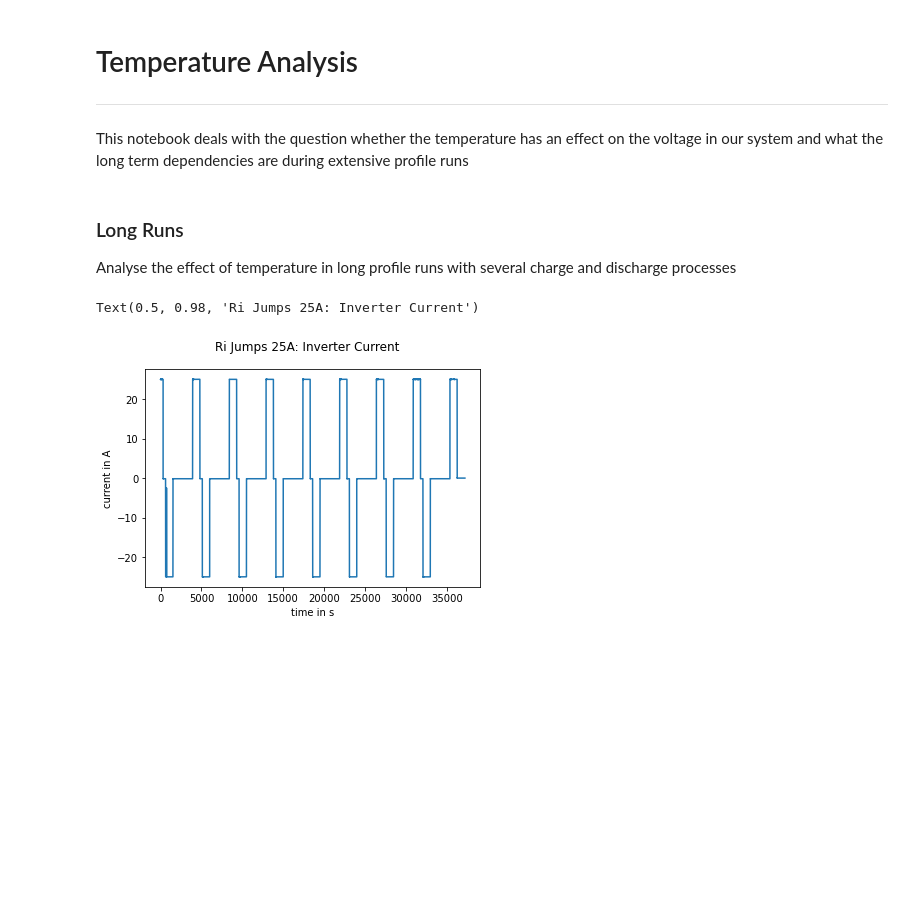
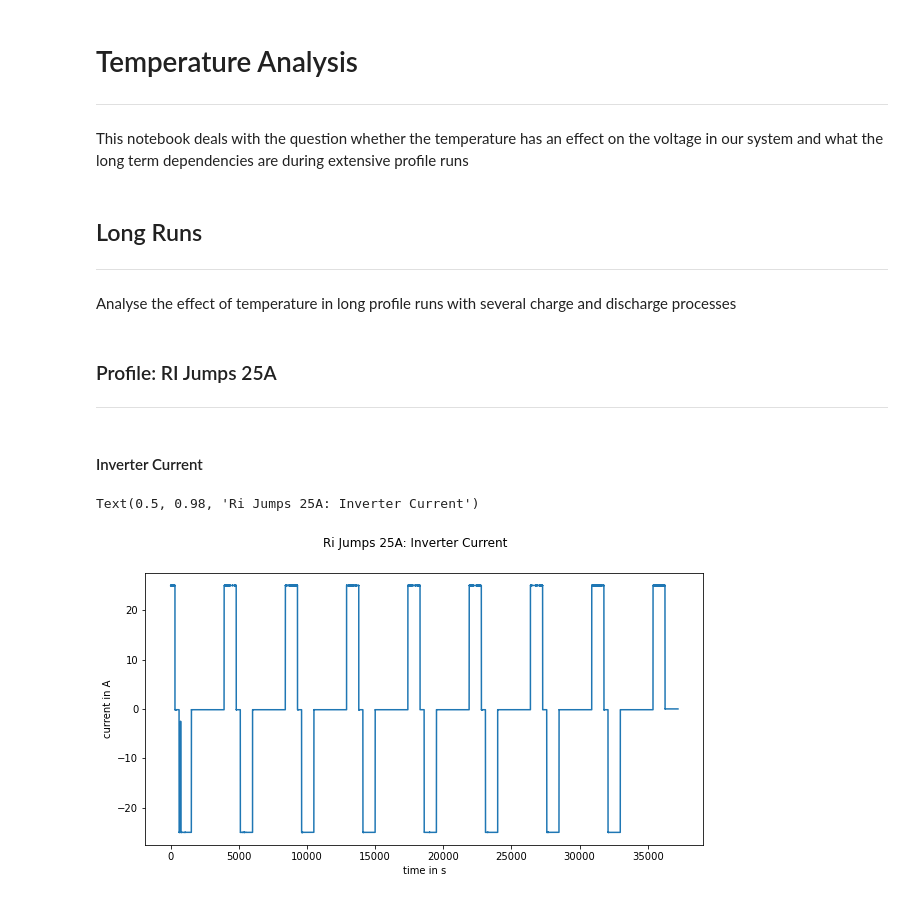
Before and after one commit to Energy-Theory-Guided-Data-Science/Battery-System, a Jupyter notebook: notebooks/19_temperature_analysis.ipynb, the cells around one changed output. Drawn from its saved outputs; the diff is of its cells as text; code cells hidden in the pictures; blank space fills up the shorter version.

Commit message:
Add further analysis of small profiles

```diff
--- a/notebooks/19_temperature_analysis.ipynb
+++ b/notebooks/19_temperature_analysis.ipynb
@@ -7,5 +7,6 @@ This notebook deals with the question whether the temperature has an effect on t
 import numpy as np
 import matplotlib.pyplot as plt
 # %% [markdown]
-### Long Runs
+## Long Runs
+---
 Analyse the effect of temperature in long profile runs with several charge and discharge processes
@@ -17,11 +13,24 @@ cur_inv = cur_inv[0:-450000,:]
+# %% [markdown]
+### Profile: RI Jumps 25A
+---
+# %% [markdown]
+#### Inverter Current
 # %%
+# load inverter data
+cur_inv = np.loadtxt('../data/fobss_data/data/Ri Jumps 25A/inverter/Inverter_Current.csv', delimiter=';')
+master_volt = np.loadtxt('../data/fobss_data/data/Ri Jumps 25A/battery/Battery_Voltage.csv', delimiter=';')
+# delete unnecessary data
+cur_inv = cur_inv[0:-450000,:]
+master_volt = master_volt[0:-450000,:]
 # normalize CAN time
 cur_inv = cur_inv - [cur_inv[0,0],0]
+master_volt = master_volt - [master_volt[0,0],0]
 # plot graph
+plt.subplots(figsize = (10,5))
 plt.plot(cur_inv[:,0], cur_inv[:,1])
 plt.xlabel('time in s')
 plt.ylabel('current in A')
 plt.suptitle('Ri Jumps 25A: Inverter Current')
 # %% [output]
 Text(0.5, 0.98, 'Ri Jumps 25A: Inverter Current')
-[figure, old version]
+[figure, new version]
```
Also changed, not shown: parts of 18 cells of this notebook.
